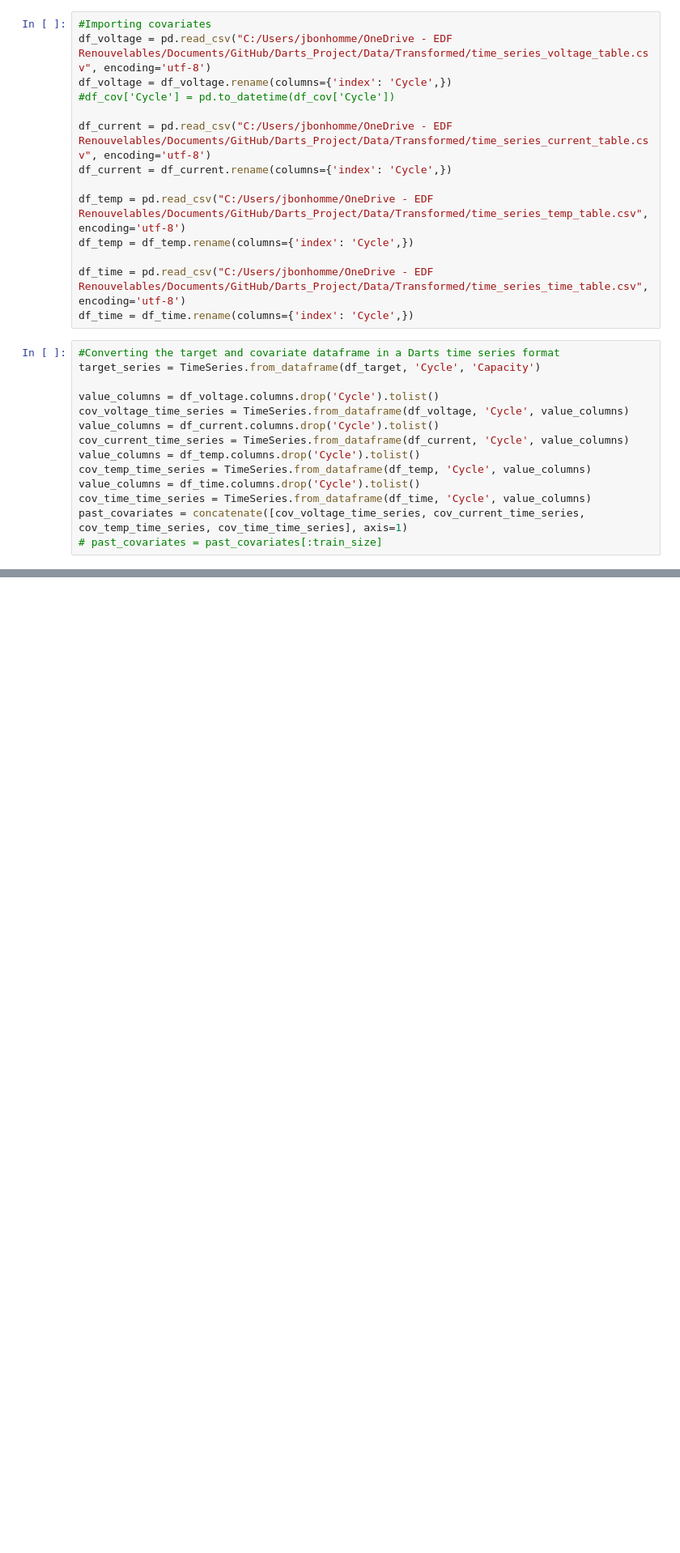
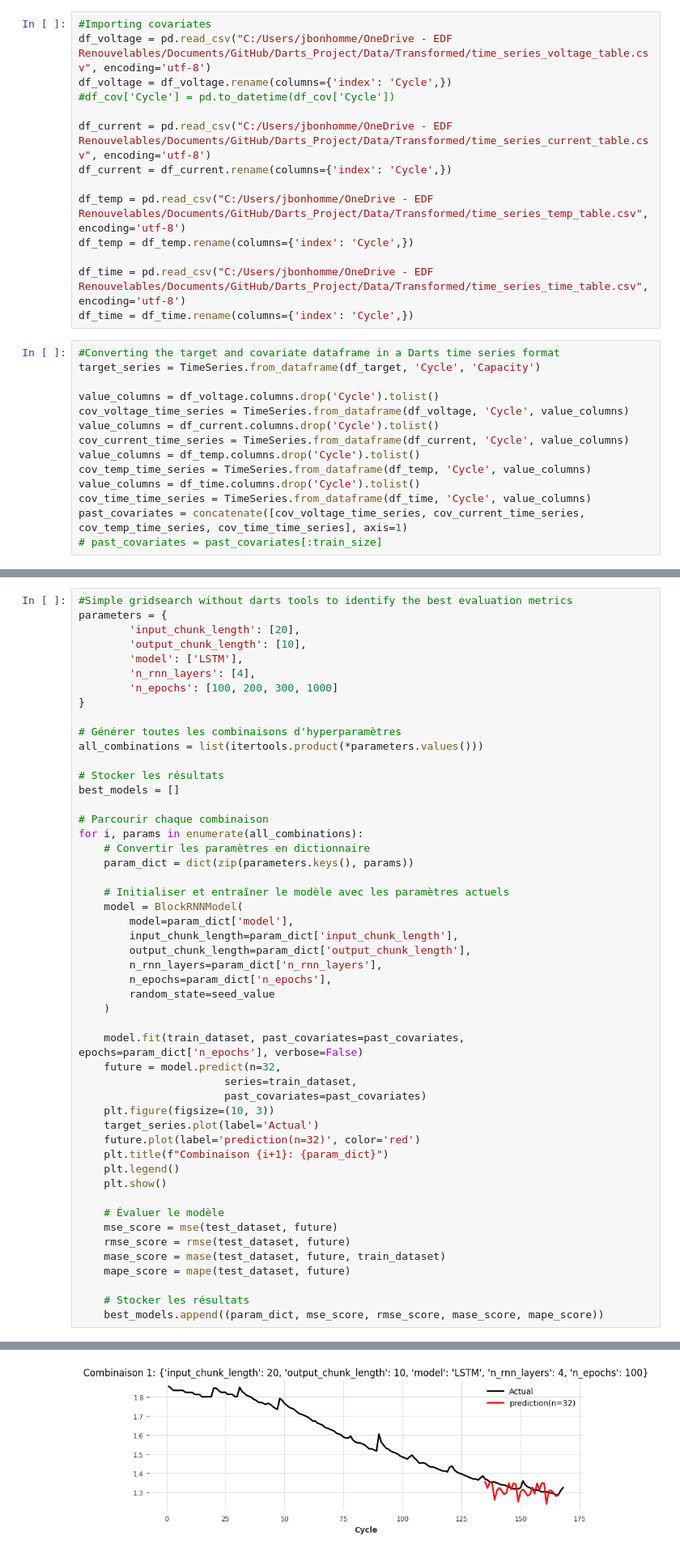
Before and after one commit to Jbonhomme631/Darts_Project, a Jupyter notebook: Gridsearch_exploration.ipynb, the cells around one changed output, grey strips where cells are left out. Shown at 81% size. Cells and saved outputs as stored; diff of their text form; blank space fills up the shorter version.

Commit message:
Perform evaluation metrics selection and gridsearch

```diff
--- a/Gridsearch_exploration.ipynb
+++ b/Gridsearch_exploration.ipynb
@@ -244,0 +266,51 @@ print(results)
+# %%
+#Simple gridsearch without darts tools to identify the best evaluation metrics
+parameters = {
+        'input_chunk_length': [20],
+        'output_chunk_length': [10],
+        'model': ['LSTM'],
+        'n_rnn_layers': [4],
+        'n_epochs': [100, 200, 300, 1000]
+}
+
+# Générer toutes les combinaisons d'hyperparamètres
+all_combinations = list(itertools.product(*parameters.values()))
+
+# Stocker les résultats
+best_models = []
+
+# Parcourir chaque combinaison
+for i, params in enumerate(all_combinations):
+    # Convertir les paramètres en dictionnaire
+    param_dict = dict(zip(parameters.keys(), params))
+
+    # Initialiser et entraîner le modèle avec les paramètres actuels
+    model = BlockRNNModel(
+        model=param_dict['model'],
+        input_chunk_length=param_dict['input_chunk_length'],
+        output_chunk_length=param_dict['output_chunk_length'],
+        n_rnn_layers=param_dict['n_rnn_layers'],
+        n_epochs=param_dict['n_epochs'],
+        random_state=seed_value
+    )
+
+    model.fit(train_dataset, past_covariates=past_covariates, epochs=param_dict['n_epochs'], verbose=False)
+    future = model.predict(n=32,
+                       series=train_dataset,
+                       past_covariates=past_covariates)
+    plt.figure(figsize=(10, 3))
+    target_series.plot(label='Actual')
+    future.plot(label='prediction(n=32)', color='red')
+    plt.title(f"Combinaison {i+1}: {param_dict}")
+    plt.legend()
+    plt.show()
+
+    # Évaluer le modèle
+    mse_score = mse(test_dataset, future)
+    rmse_score = rmse(test_dataset, future)
+    mase_score = mase(test_dataset, future, train_dataset)
+    mape_score = mape(test_dataset, future)
+
+    # Stocker les résultats
+    best_models.append((param_dict, mse_score, rmse_score, mase_score, mape_score))
+# %% [output]
@@ -244,0 +325 @@ print(results)
+[figure, added]
```
Also changed, not shown: parts of 13 cells of this notebook.
